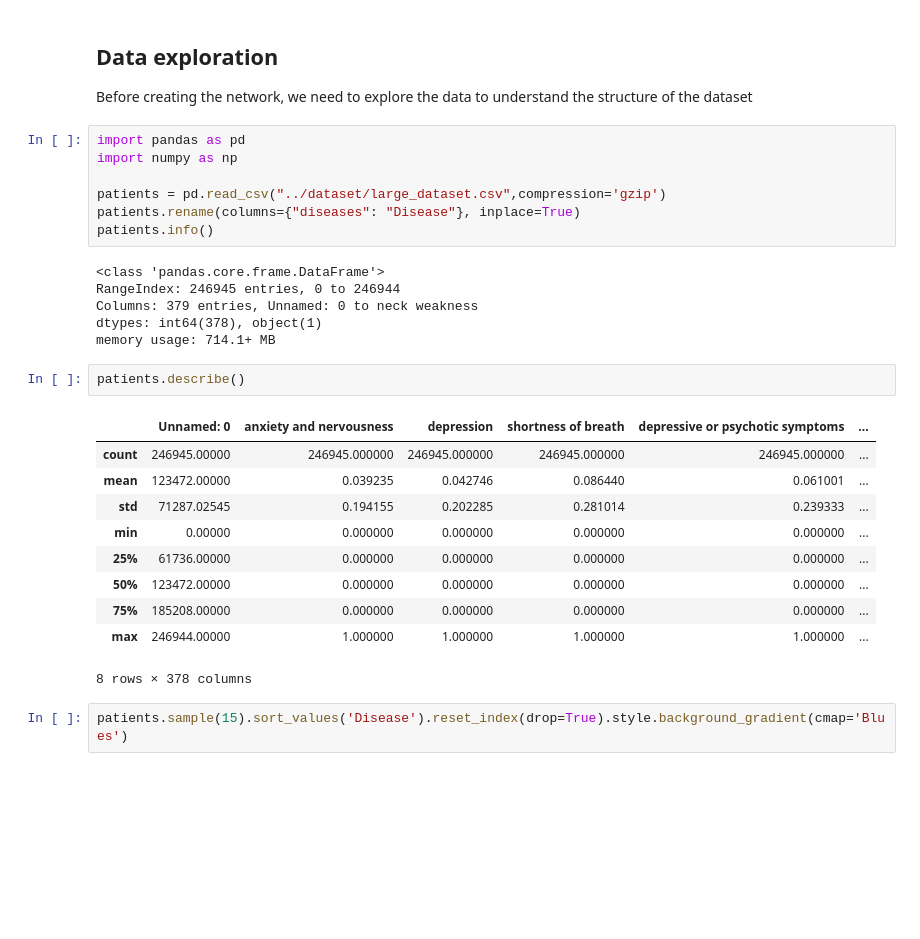
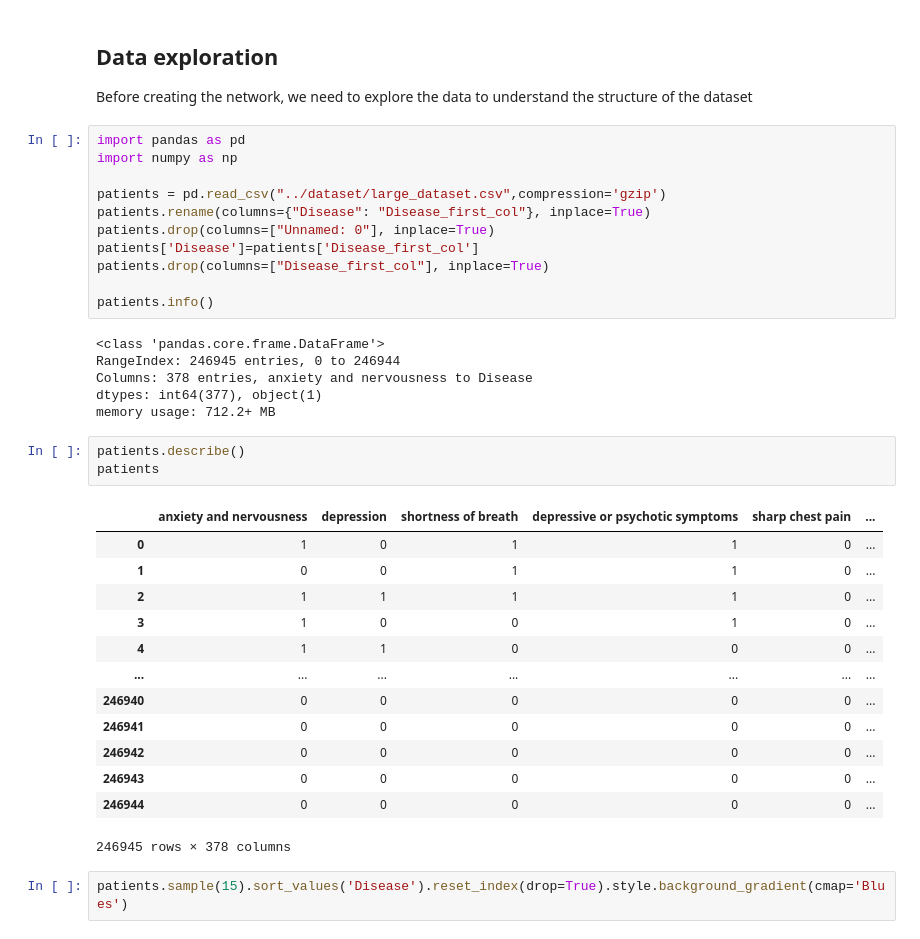
Before and after one commit to DavideLigari/disease-prediction, a Jupyter notebook: code/dataset_cleaning.ipynb, the cells around one changed output. Drawn from its saved outputs; the diff is of its cells as text; blank space fills up the shorter version.

```diff
--- a/code/dataset_cleaning.ipynb
+++ b/code/dataset_cleaning.ipynb
@@ -9,27 +9,35 @@ import pandas as pd
 import numpy as np
 
 patients = pd.read_csv("../dataset/large_dataset.csv",compression='gzip')
-patients.rename(columns={"diseases": "Disease"}, inplace=True)
+patients.rename(columns={"Disease": "Disease_first_col"}, inplace=True)
+patients.drop(columns=["Unnamed: 0"], inplace=True)
+patients['Disease']=patients['Disease_first_col']
+patients.drop(columns=["Disease_first_col"], inplace=True)
+
 patients.info()
 # %% [output]
 <class 'pandas.core.frame.DataFrame'>
 RangeIndex: 246945 entries, 0 to 246944
-Columns: 379 entries, Unnamed: 0 to neck weakness
-dtypes: int64(378), object(1)
-memory usage: 714.1+ MB
+Columns: 378 entries, anxiety and nervousness to Disease
+dtypes: int64(377), object(1)
+memory usage: 712.2+ MB
 # %%
 patients.describe()
+patients
 # %% [output]
-|  | Unnamed: 0 | anxiety and nervousness | depression | shortness of breath | depressive or psychotic symptoms | ... |
-| count | 246945.00000 | 246945.000000 | 246945.000000 | 246945.000000 | 246945.000000 | ... |
-| mean | 123472.00000 | 0.039235 | 0.042746 | 0.086440 | 0.061001 | ... |
-| std | 71287.02545 | 0.194155 | 0.202285 | 0.281014 | 0.239333 | ... |
-| min | 0.00000 | 0.000000 | 0.000000 | 0.000000 | 0.000000 | ... |
-| 25% | 61736.00000 | 0.000000 | 0.000000 | 0.000000 | 0.000000 | ... |
-| 50% | 123472.00000 | 0.000000 | 0.000000 | 0.000000 | 0.000000 | ... |
-| 75% | 185208.00000 | 0.000000 | 0.000000 | 0.000000 | 0.000000 | ... |
-| max | 246944.00000 | 1.000000 | 1.000000 | 1.000000 | 1.000000 | ... |
+|  | anxiety and nervousness | depression | shortness of breath | depressive or psychotic symptoms | sharp chest pain | ... |
+| 0 | 1 | 0 | 1 | 1 | 0 | ... |
+| 1 | 0 | 0 | 1 | 1 | 0 | ... |
+| 2 | 1 | 1 | 1 | 1 | 0 | ... |
+| 3 | 1 | 0 | 0 | 1 | 0 | ... |
+| 4 | 1 | 1 | 0 | 0 | 0 | ... |
+| ... | ... | ... | ... | ... | ... | ... |
+| 246940 | 0 | 0 | 0 | 0 | 0 | ... |
+| 246941 | 0 | 0 | 0 | 0 | 0 | ... |
+| 246942 | 0 | 0 | 0 | 0 | 0 | ... |
+| 246943 | 0 | 0 | 0 | 0 | 0 | ... |
+| 246944 | 0 | 0 | 0 | 0 | 0 | ... |
-8 rows × 378 columns
+246945 rows × 378 columns
 # %%
 patients.sample(15).sort_values('Disease').reset_index(drop=True).style.background_gradient(cmap='Blues')
 # %% [output]
```
Also changed, not shown: parts of 11 cells of this notebook, 6 other files.
